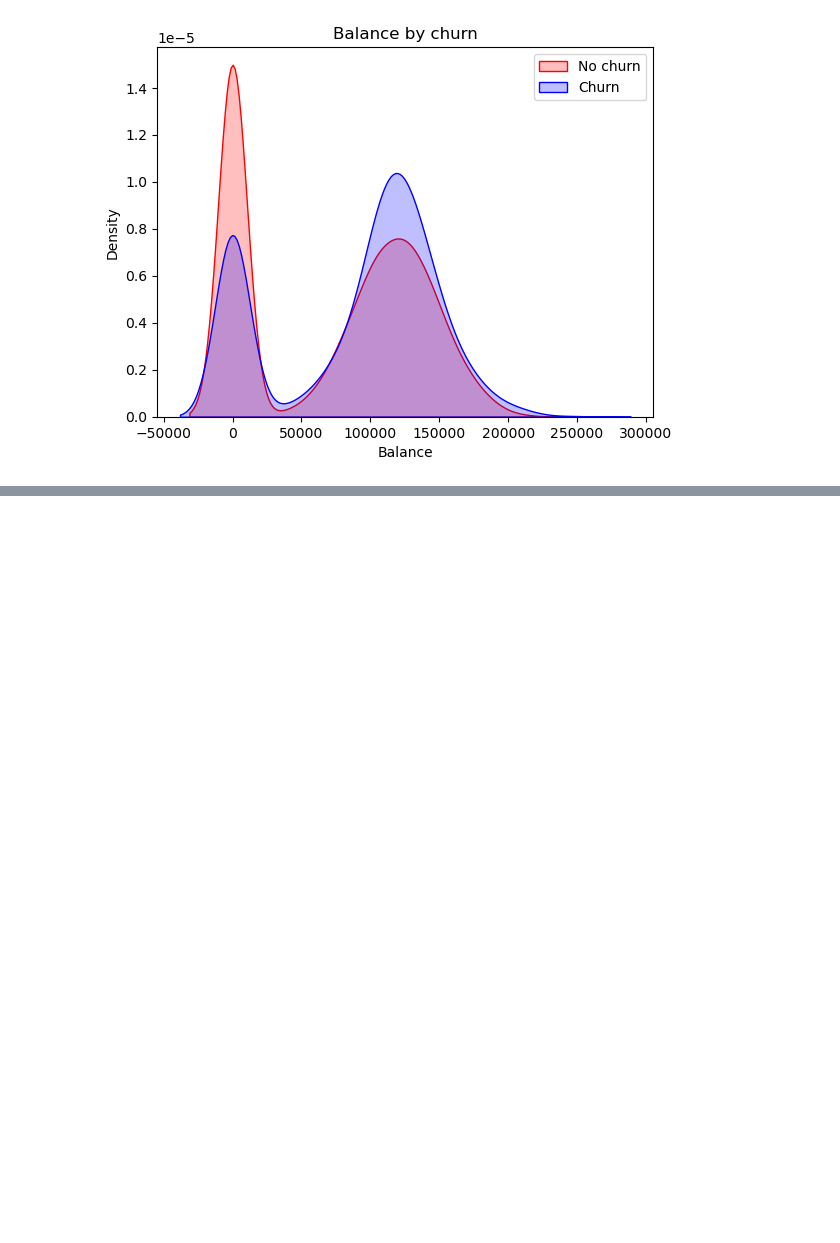
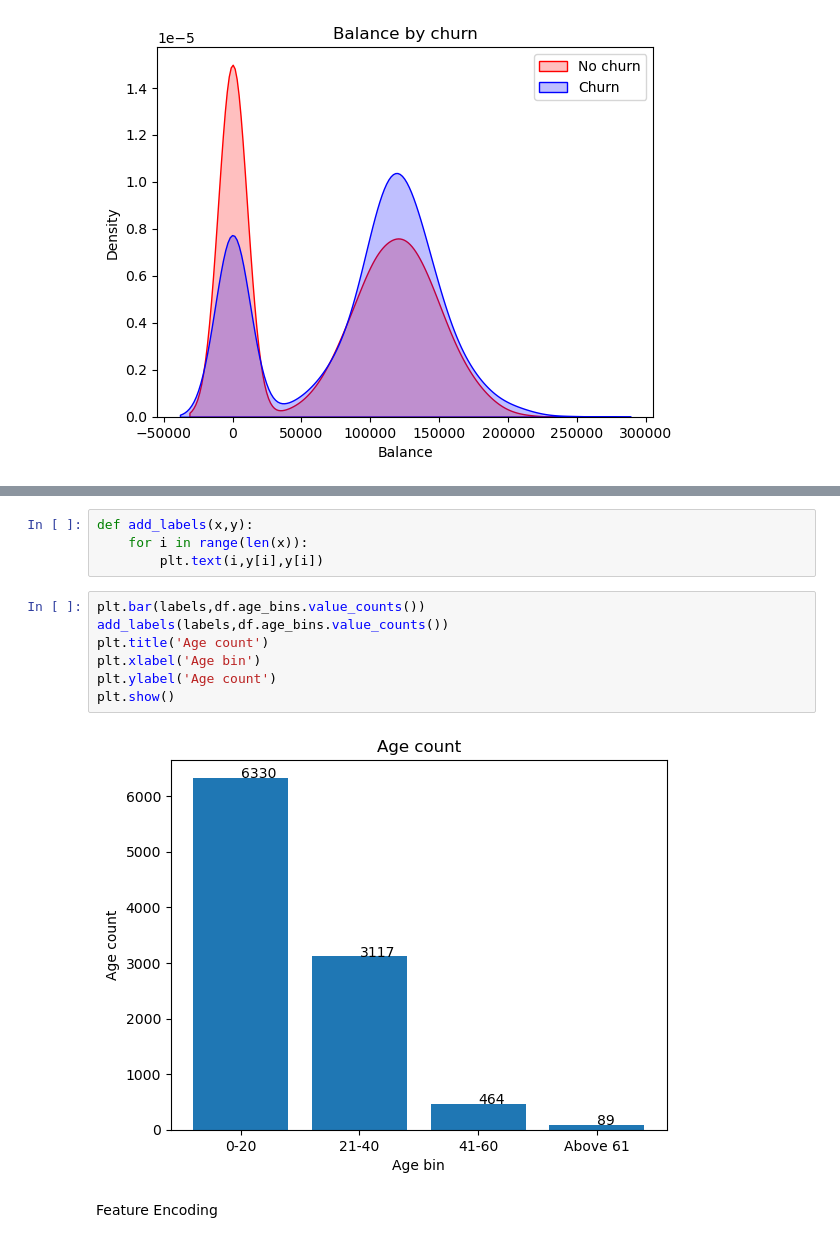
Before and after one commit to Sreesanth-e/EDA, a Jupyter notebook: EDA_Process/churn.ipynb, the cells around one changed output, grey strips where cells are left out. Drawn from its saved outputs; the diff is of its cells as text; blank space fills up the shorter version.

```diff
--- a/EDA_Process/churn.ipynb
+++ b/EDA_Process/churn.ipynb
@@ -419,0 +494,15 @@ Text(0.5, 1.0, 'Balance by churn')
+# %%
+def add_labels(x,y):
+    for i in range(len(x)):
+        plt.text(i,y[i],y[i])
+# %%
+plt.bar(labels,df.age_bins.value_counts())
+add_labels(labels,df.age_bins.value_counts())
+plt.title('Age count')
+plt.xlabel('Age bin')
+plt.ylabel('Age count')
+plt.show()
+# %% [output]
+[figure, added]
+# %% [markdown]
+Feature Encoding
```
Also changed, not shown: parts of 32 cells of this notebook, 2 other files.
